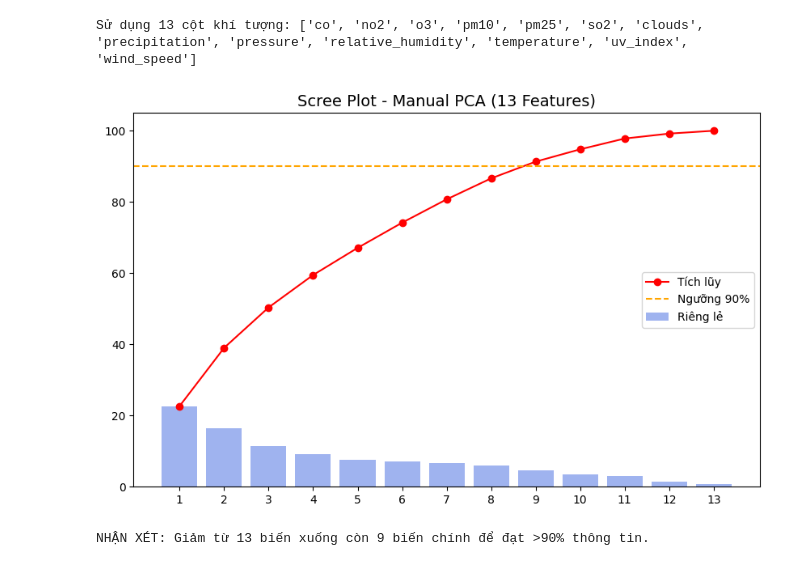
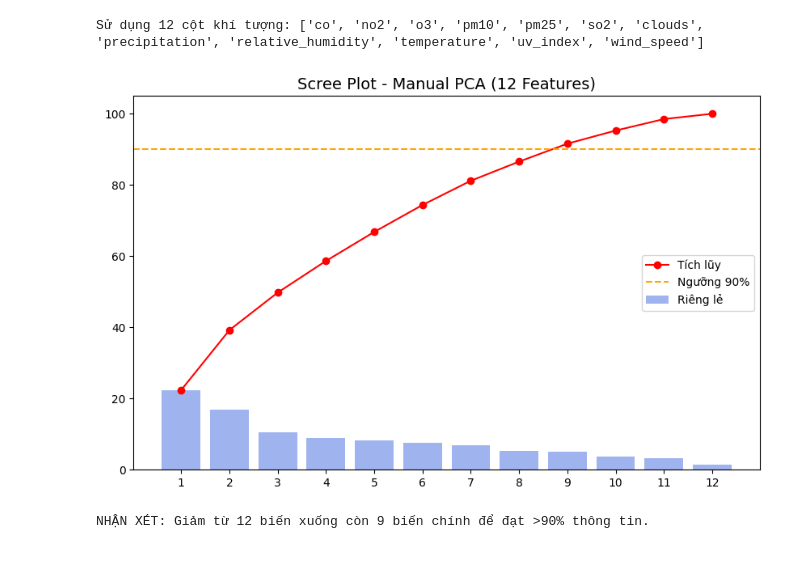
Before and after one commit to anh922006/air-quality-index-in-hanoi-, a Jupyter notebook: manual_implementation/PCA_manual.ipynb, the cells around one changed output. Saved outputs shown, nothing was run; the diff lists cells and outputs as text; code cells hidden in the pictures.

```diff
--- a/manual_implementation/PCA_manual.ipynb
+++ b/manual_implementation/PCA_manual.ipynb
@@ -10,7 +10,7 @@ except:
     df = pd.read_csv('./clean/hanoi_aqi_cleaned.csv')
 
 target_keywords = ['co', 'no2', 'o3', 'pm10', 'pm25', 'so2', 'clouds',
-                   'precipitation', 'pressure', 'relative_humidity',
+                   'precipitation', 'a', 'relative_humidity',
                    'temperature', 'uv_index', 'wind_speed']
 
 df.columns = df.columns.str.strip().str.lower() # Chuẩn hóa tên cột về chữ thường
@@ -25,33 +25,33 @@ print(f"Sử dụng {n_features} cột khí tượng: {cols_found}")
 # 3. Tính toán PCA thủ công (Standardization)
 # Kiểm tra nếu n_features > 0 để tránh lỗi chia cho 0
 if n_features > 0:
     X_std = (X_values - np.mean(X_values, axis=0)) / (np.std(X_values, axis=0) + 1e-8)
     cov_mat = np.cov(X_std.T)
 
     # Giải quyết lỗi NaN trong ma trận hiệp phương sai
     cov_mat = np.nan_to_num(cov_mat)
 
     eigen_vals, _ = np.linalg.eig(cov_mat)
     sorted_eigen = np.sort(np.real(eigen_vals))[::-1]
     exp_var = (sorted_eigen / np.sum(sorted_eigen)) * 100
     cum_var = np.cumsum(exp_var)
 
 
     plt.figure(figsize=(10, 6))
     plt.bar(range(1, n_features + 1), exp_var, alpha=0.5, color='royalblue', label='Riêng lẻ')
     plt.plot(range(1, n_features + 1), cum_var, marker='o', color='red', label='Tích lũy')
     plt.axhline(y=90, color='orange', linestyle='--', label='Ngưỡng 90%')
 
     pc_90 = np.argmax(cum_var >= 90) + 1
     plt.title(f'Scree Plot - Manual PCA ({n_features} Features)', fontsize=14)
     plt.xticks(range(1, n_features + 1))
     plt.legend()
     plt.show()
 
     print(f"NHẬN XÉT: Giảm từ {n_features} biến xuống còn {pc_90} biến chính để đạt >90% thông tin.")
 else:
     print("Không tìm thấy cột dữ liệu phù hợp!")
 # %% [output]
-Sử dụng 13 cột khí tượng: ['co', 'no2', 'o3', 'pm10', 'pm25', 'so2', 'clouds', 'precipitation', 'pressure', 'relative_humidity', 'temperature', 'uv_index', 'wind_speed']
+Sử dụng 12 cột khí tượng: ['co', 'no2', 'o3', 'pm10', 'pm25', 'so2', 'clouds', 'precipitation', 'relative_humidity', 'temperature', 'uv_index', 'wind_speed']
-[figure, old version]
+[figure, new version]
-NHẬN XÉT: Giảm từ 13 biến xuống còn 9 biến chính để đạt >90% thông tin.
+NHẬN XÉT: Giảm từ 12 biến xuống còn 9 biến chính để đạt >90% thông tin.
```
Also changed, not shown: 1 other file.
